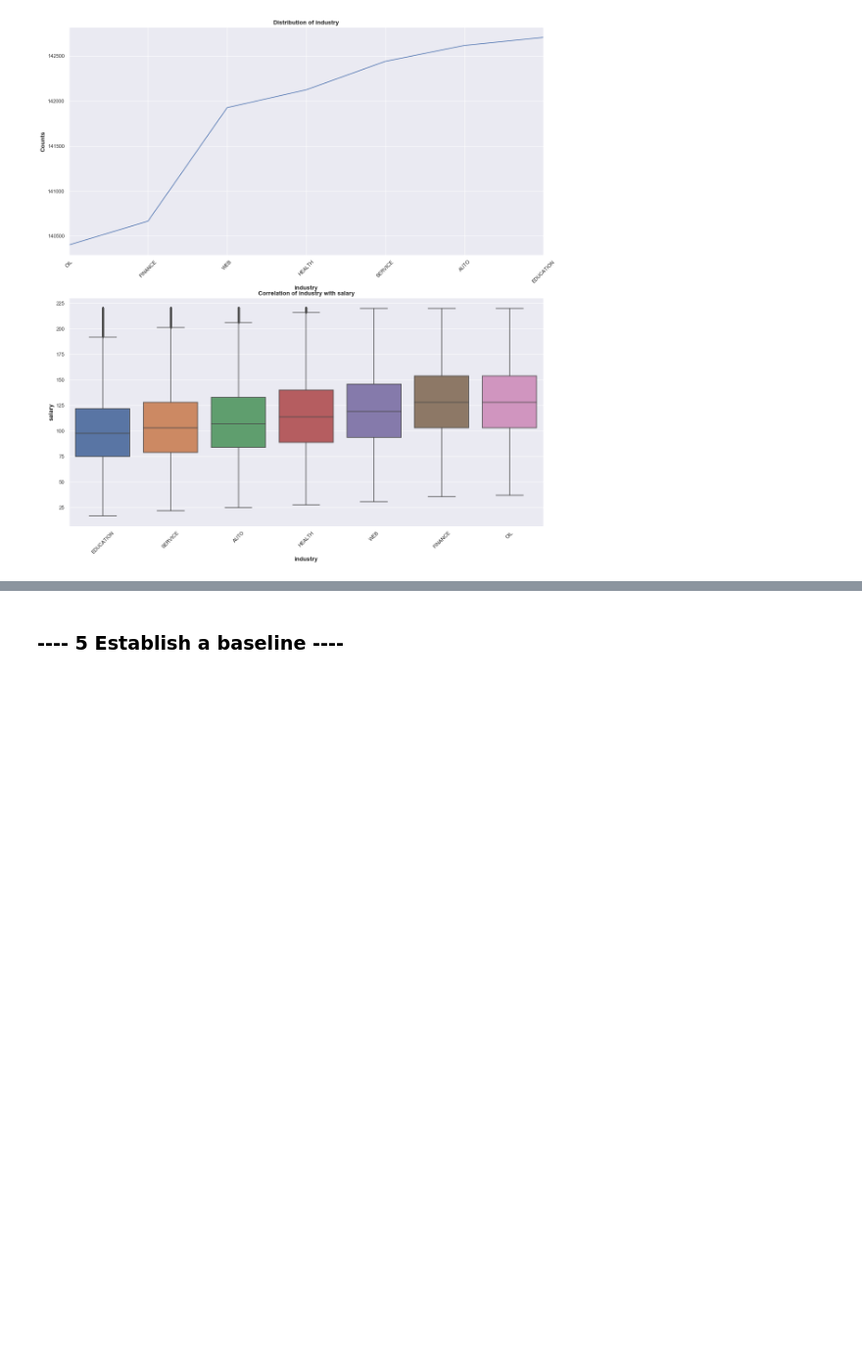
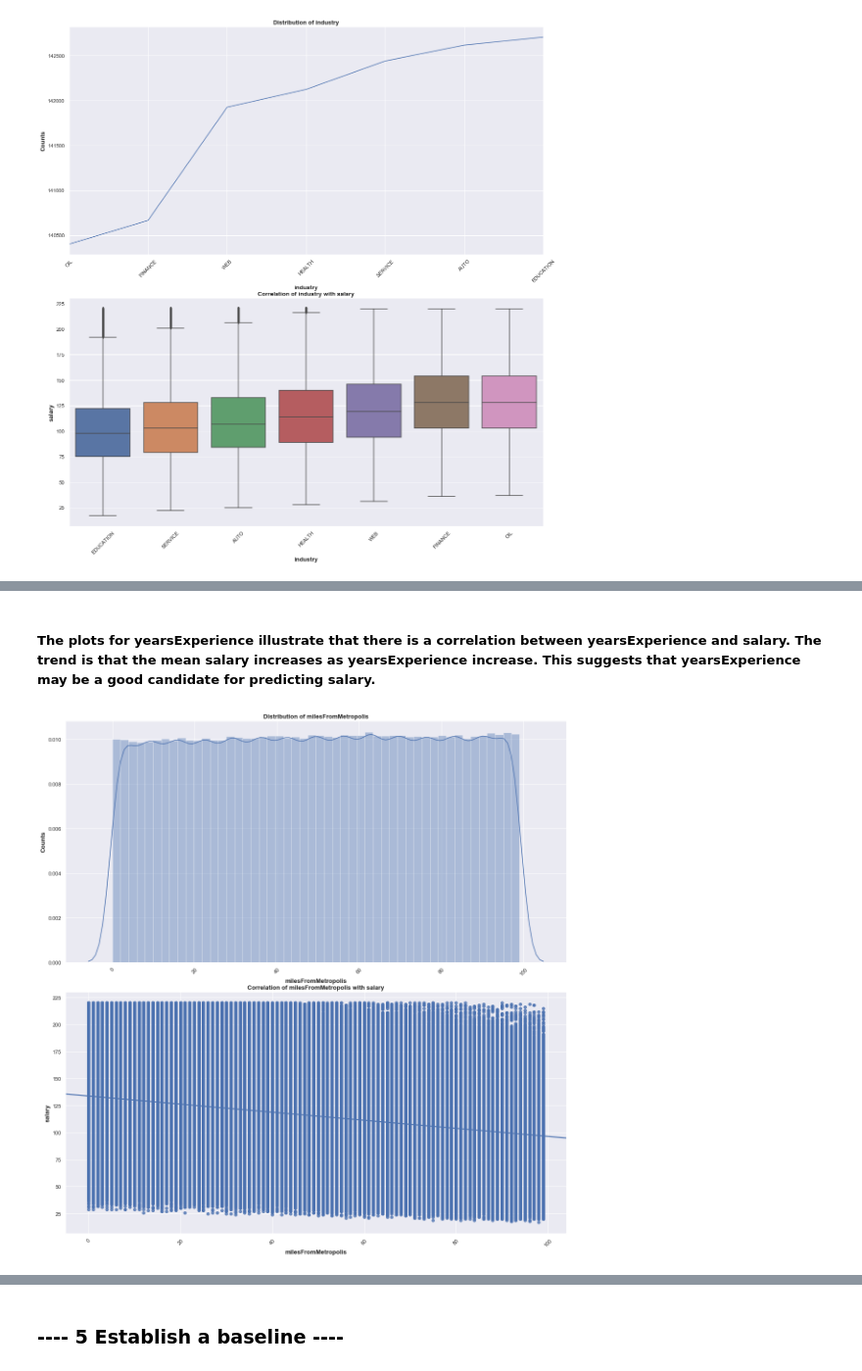
Before and after one commit to ross-macdonald-rm/salarypredictionportfolio, a Jupyter notebook: Salary Prediction Project.ipynb, the cells around one changed output, grey strips where cells are left out. Shown at 98% size. Drawn from its saved outputs; the diff is of its cells as text; code cells hidden in the pictures; blank space fills up the shorter version.

```diff
--- a/Salary Prediction Project.ipynb
+++ b/Salary Prediction Project.ipynb
@@ -383,2 +397,6 @@ plot_feature(train_df,'industry','salary')
+# %% [markdown]
+##### The plots for yearsExperience illustrate that there is a correlation between yearsExperience and salary. The trend is that the mean salary increases as yearsExperience increase. This suggests that yearsExperience may be a good candidate for predicting salary.
 # %%
-#plot_feature(train_df,'milesFromMetropolis','salary')
+plot_feature(train_df,'milesFromMetropolis','salary')
+# %% [output]
+[figure, added]
```
Also changed, not shown: parts of 16 cells of this notebook.
